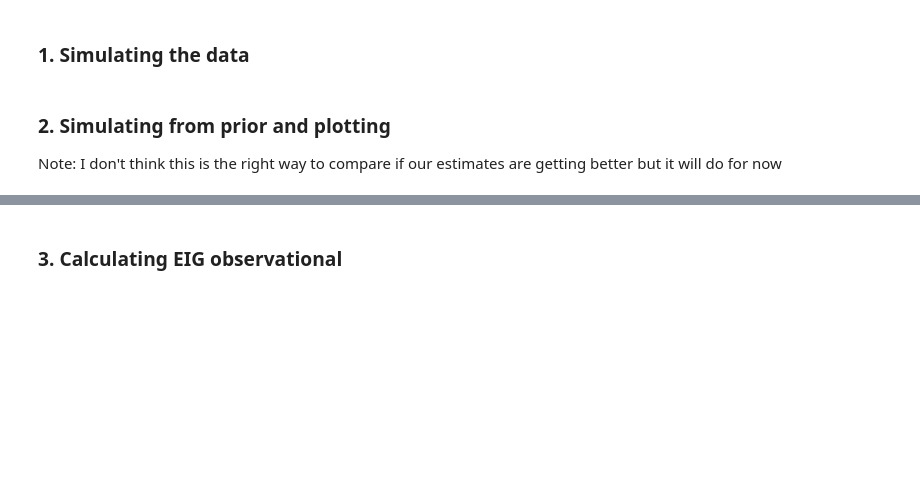
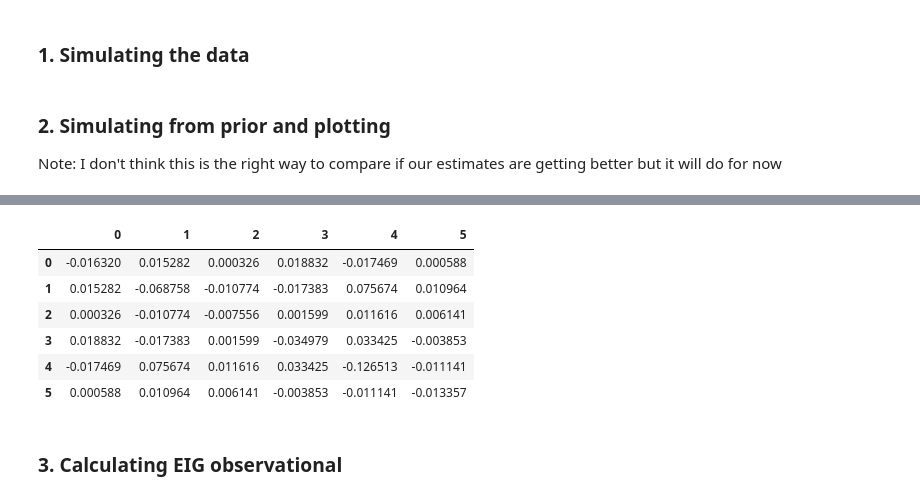
Before and after one commit to LucileTerminassian/causal_prospective_merge, a Jupyter notebook: playground_main.ipynb, the cells around one changed output, grey strips where cells are left out. Saved outputs shown, nothing was run; the diff lists cells and outputs as text; code cells hidden in the pictures; blank space fills up the shorter version.

```diff
--- a/playground_main.ipynb
+++ b/playground_main.ipynb
@@ -151,3 +161,13 @@ beta_post_host.describe()
+# %%
+pd.DataFrame(beta_post_host.cov().values - cov_matrix_post_host)
+# %% [output]
+|  | 0 | 1 | 2 | 3 | 4 | 5 |
+| 0 | -0.016320 | 0.015282 | 0.000326 | 0.018832 | -0.017469 | 0.000588 |
+| 1 | 0.015282 | -0.068758 | -0.010774 | -0.017383 | 0.075674 | 0.010964 |
+| 2 | 0.000326 | -0.010774 | -0.007556 | 0.001599 | 0.011616 | 0.006141 |
+| 3 | 0.018832 | -0.017383 | 0.001599 | -0.034979 | 0.033425 | -0.003853 |
+| 4 | -0.017469 | 0.075674 | 0.011616 | 0.033425 | -0.126513 | -0.011141 |
+| 5 | 0.000588 | 0.010964 | 0.006141 | -0.003853 | -0.011141 | -0.013357 |
 # %% [markdown]
 ### 3. Calculating EIG observational
 # %% [markdown]
```
Also changed, not shown: parts of 47 cells of this notebook, 1 other file.
